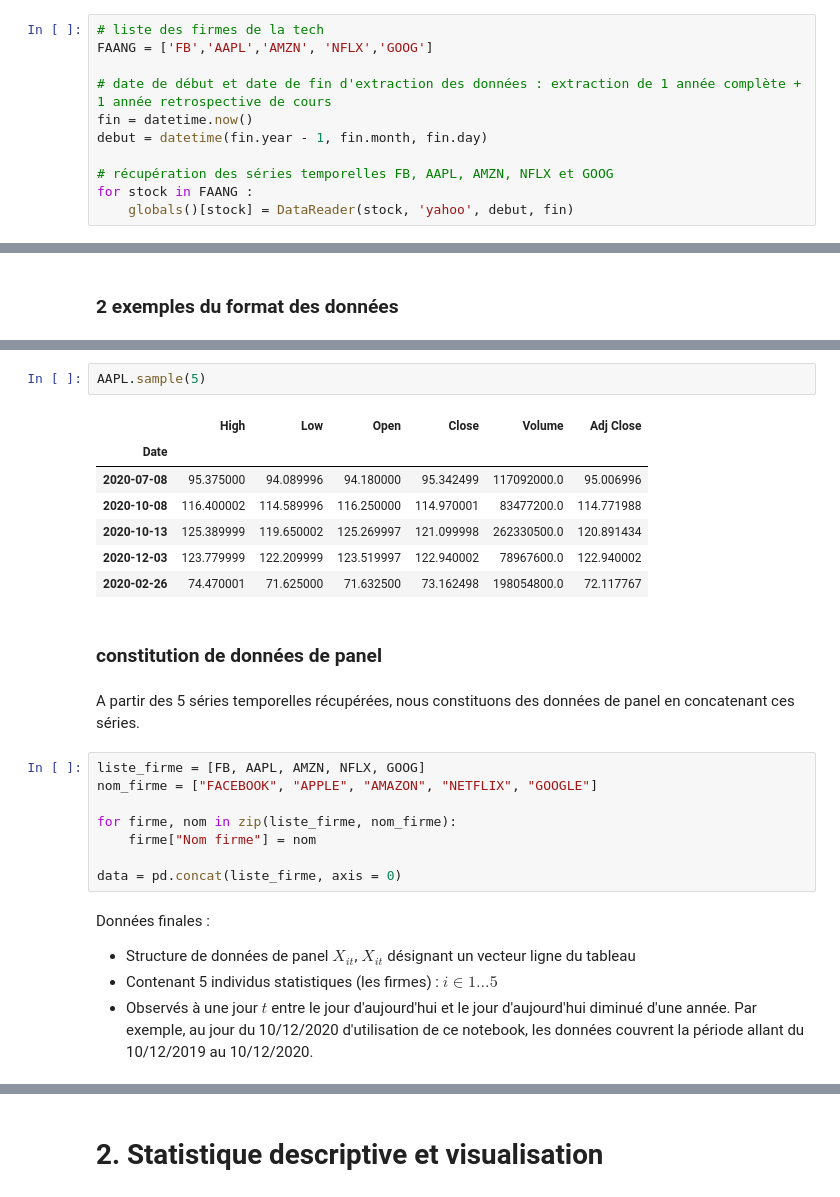
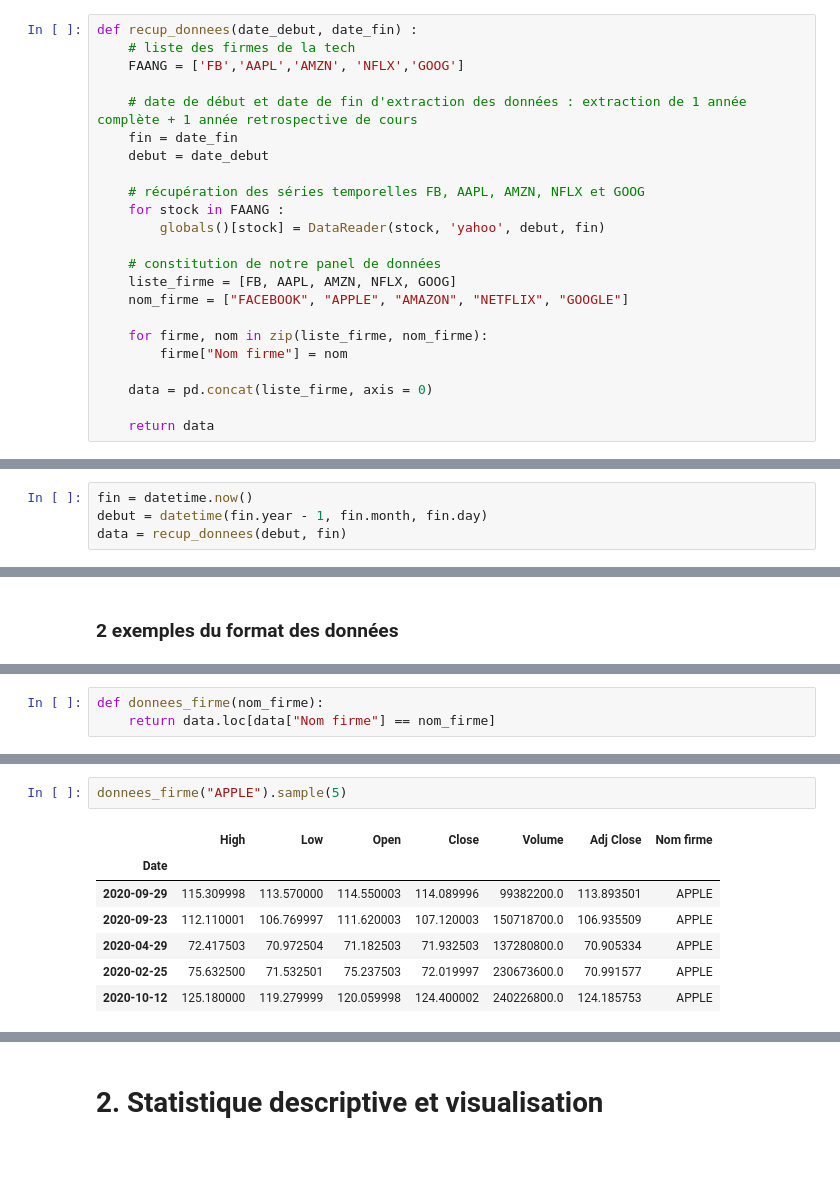
Before and after one commit to lasme-ephrem/pythonproject2a, a Jupyter notebook: notebook_projet_python_lasme_new.ipynb, the cells around one changed output, grey strips where cells are left out. Cells and saved outputs as stored; diff of their text form; blank space fills up the shorter version.

```diff
--- a/notebook_projet_python_lasme_new.ipynb
+++ b/notebook_projet_python_lasme_new.ipynb
@@ -49,11 +51,23 @@ from datetime import datetime #gestion de dates
 # %%
-# liste des firmes de la tech
-FAANG = ['FB','AAPL','AMZN', 'NFLX','GOOG']
+def recup_donnees(date_debut, date_fin) :
+    # liste des firmes de la tech
+    FAANG = ['FB','AAPL','AMZN', 'NFLX','GOOG']
 
-# date de début et date de fin d'extraction des données : extraction de 1 année complète + 1 année retrospective de cours
-fin = datetime.now()
-debut = datetime(fin.year - 1, fin.month, fin.day)
+    # date de début et date de fin d'extraction des données : extraction de 1 année complète + 1 année retrospective de cours
+    fin = date_fin
+    debut = date_debut
 
-# récupération des séries temporelles FB, AAPL, AMZN, NFLX et GOOG
-for stock in FAANG :
-    globals()[stock] = DataReader(stock, 'yahoo', debut, fin)
+    # récupération des séries temporelles FB, AAPL, AMZN, NFLX et GOOG
+    for stock in FAANG :
+        globals()[stock] = DataReader(stock, 'yahoo', debut, fin)
+
+    # constitution de notre panel de données
+    liste_firme = [FB, AAPL, AMZN, NFLX, GOOG]
+    nom_firme = ["FACEBOOK", "APPLE", "AMAZON", "NETFLIX", "GOOGLE"]
+
+    for firme, nom in zip(liste_firme, nom_firme):
+        firme["Nom firme"] = nom
+
+    data = pd.concat(liste_firme, axis = 0)
+
+    return data
@@ -59,0 +78,4 @@ for stock in FAANG :
+# %%
+fin = datetime.now()
+debut = datetime(fin.year - 1, fin.month, fin.day)
+data = recup_donnees(debut, fin)
@@ -70,4 +121,7 @@ Nous avons récupéré au total 5 séries temporelles : celles de FB, AAPL, AMZN
 * Adj Close = la valeur ajustée (par rapport au dividendes) du cours de l'action à la fermeture du marché au jour aaaa-mm-jj (en USD)
 
 Par exemple, affichons 5 observations au harsard des données de FACEBOOK et APPLE :
+# %%
+def donnees_firme(nom_firme):
+    return data.loc[data["Nom firme"] == nom_firme]
 # %%
@@ -83,27 +137,10 @@ FB.sample(5)
 # %%
-AAPL.sample(5)
+donnees_firme("APPLE").sample(5)
 # %% [output]
-|  | High | Low | Open | Close | Volume | Adj Close |
-| Date |  |  |  |  |  |  |
-| 2020-07-08 | 95.375000 | 94.089996 | 94.180000 | 95.342499 | 117092000.0 | 95.006996 |
-| 2020-10-08 | 116.400002 | 114.589996 | 116.250000 | 114.970001 | 83477200.0 | 114.771988 |
-| 2020-10-13 | 125.389999 | 119.650002 | 125.269997 | 121.099998 | 262330500.0 | 120.891434 |
-| 2020-12-03 | 123.779999 | 122.209999 | 123.519997 | 122.940002 | 78967600.0 | 122.940002 |
-| 2020-02-26 | 74.470001 | 71.625000 | 71.632500 | 73.162498 | 198054800.0 | 72.117767 |
+|  | High | Low | Open | Close | Volume | Adj Close | Nom firme |
+| Date |  |  |  |  |  |  |  |
+| 2020-09-29 | 115.309998 | 113.570000 | 114.550003 | 114.089996 | 99382200.0 | 113.893501 | APPLE |
+| 2020-09-23 | 112.110001 | 106.769997 | 111.620003 | 107.120003 | 150718700.0 | 106.935509 | APPLE |
+| 2020-04-29 | 72.417503 | 70.972504 | 71.182503 | 71.932503 | 137280800.0 | 70.905334 | APPLE |
+| 2020-02-25 | 75.632500 | 71.532501 | 75.237503 | 72.019997 | 230673600.0 | 70.991577 | APPLE |
+| 2020-10-12 | 125.180000 | 119.279999 | 120.059998 | 124.400002 | 240226800.0 | 124.185753 | APPLE |
-# %% [markdown]
-### constitution de données de panel
-# %% [markdown]
-A partir des 5 séries temporelles récupérées, nous constituons des données de panel en concatenant ces séries.
-# %%
-liste_firme = [FB, AAPL, AMZN, NFLX, GOOG]
-nom_firme = ["FACEBOOK", "APPLE", "AMAZON", "NETFLIX", "GOOGLE"]
-
-for firme, nom in zip(liste_firme, nom_firme):
-    firme["Nom firme"] = nom
-
-data = pd.concat(liste_firme, axis = 0)
-# %% [markdown]
-Données finales :
-* Structure de données de panel $X_{it}$, $X_{it}$ désignant un vecteur ligne du tableau
-* Contenant 5 individus statistiques (les firmes) : $i \in {1 \ldots 5}$
-* Observés à une jour $t$ entre le jour d'aujourd'hui et le jour d'aujourd'hui diminué d'une année. Par exemple, au jour du 10/12/2020 d'utilisation de ce notebook, les données couvrent la période allant du 10/12/2019 au 10/12/2020.
```
Also changed, not shown: parts of 11 cells of this notebook.
